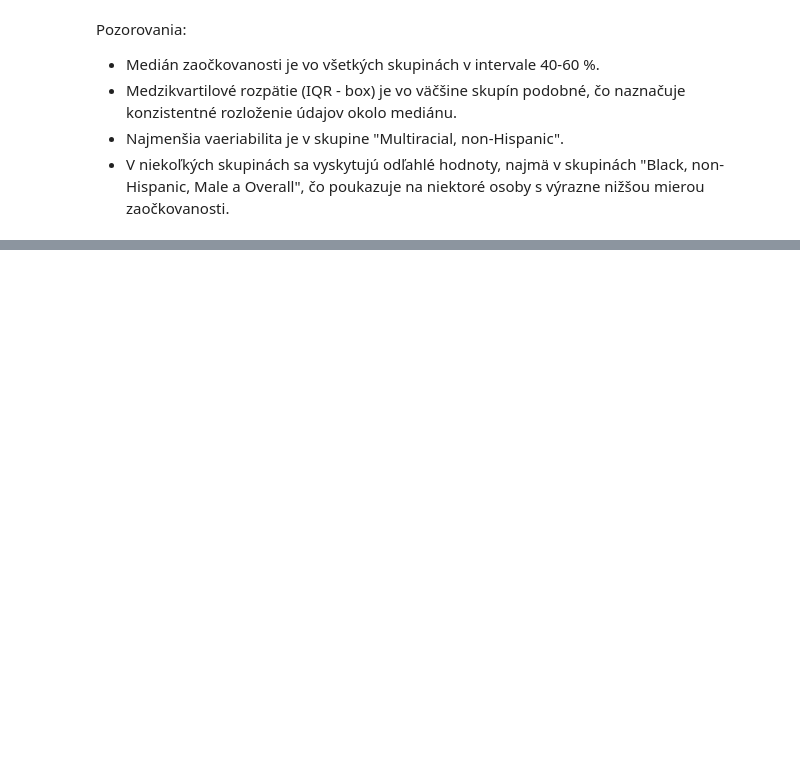
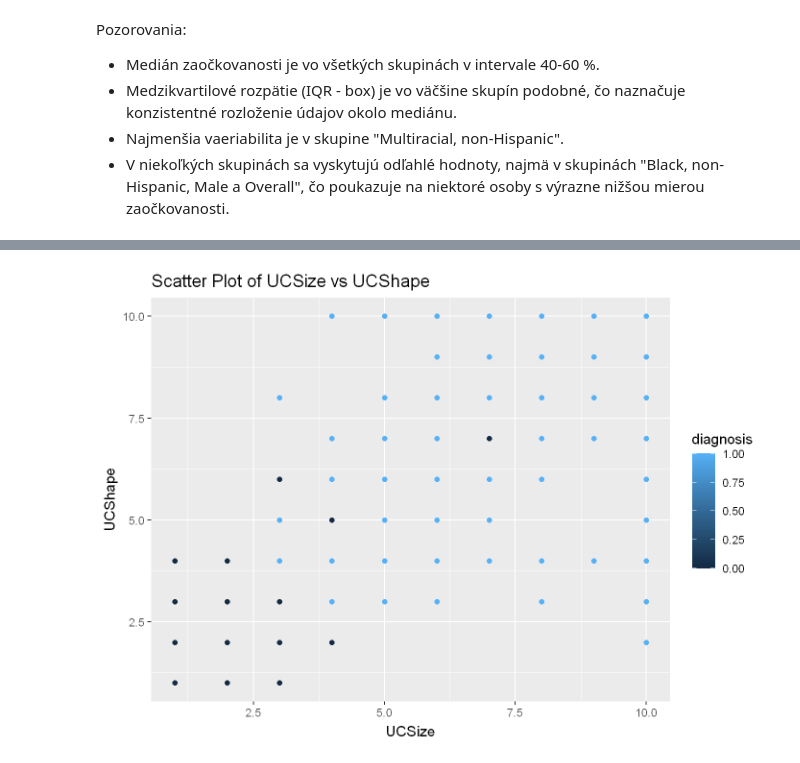
Before and after one commit to fri-linda/SSBU, a Jupyter notebook: t3_cv2/CV2_2_Predspracovanie_udajov_1.ipynb, the cells around one changed output, grey strips where cells are left out. Saved outputs shown, nothing was run; the diff lists cells and outputs as text; code cells hidden in the pictures; blank space fills up the shorter version.

```diff
--- a/t3_cv2/CV2_2_Predspracovanie_udajov_1.ipynb
+++ b/t3_cv2/CV2_2_Predspracovanie_udajov_1.ipynb
@@ -394,0 +824,6 @@ Pozorovania:
+# %%
+ggplot(data_bc, aes(x = UCSize, y = UCShape, color = diagnosis)) +
+  geom_point() +
+  ggtitle("Scatter Plot of UCSize vs UCShape")
+# %% [output]
+[figure, added]
```
Also changed, not shown: parts of 38 cells of this notebook, 1 other file.
